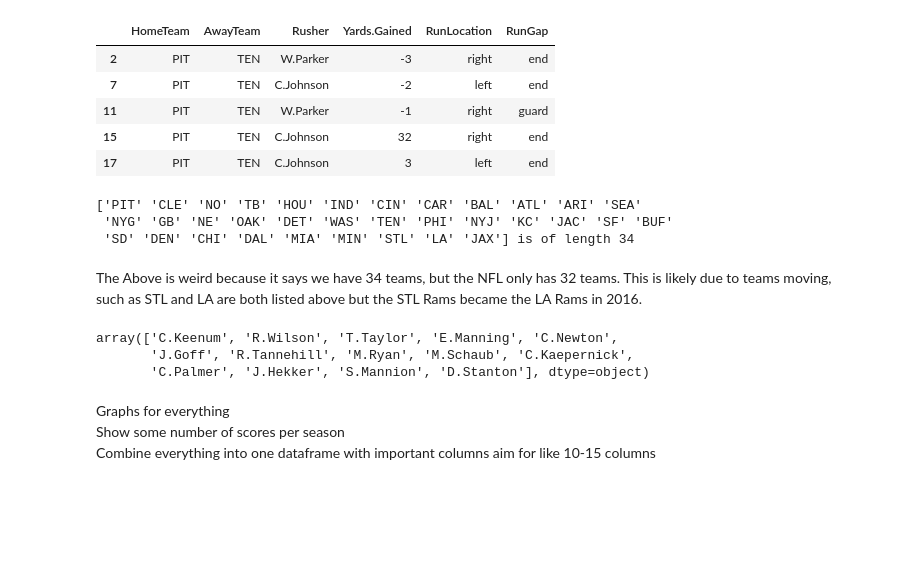
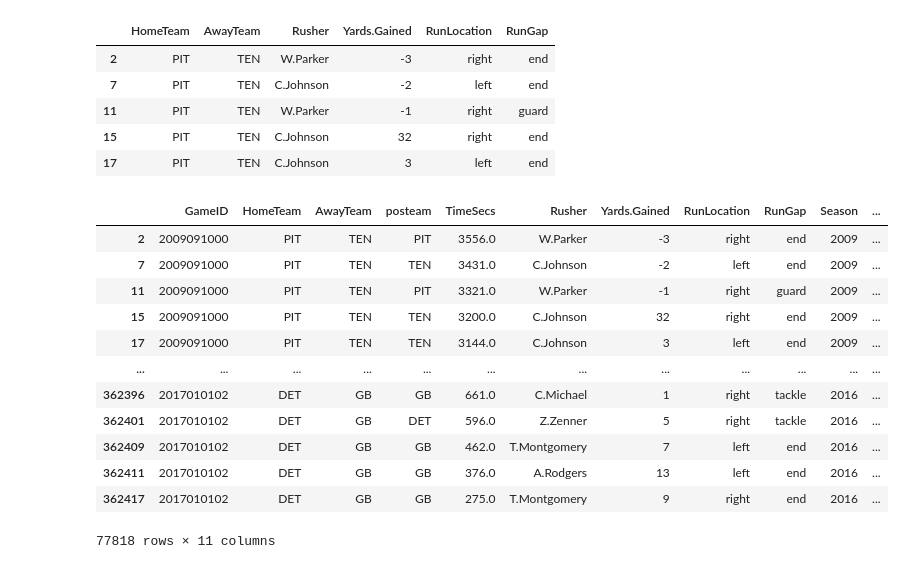
Before and after one commit to Mitchel-Smith/ITCS6162, a Jupyter notebook: NFL2016Analysis.ipynb, the cells around one changed output. Saved outputs shown, nothing was run; the diff lists cells and outputs as text; code cells hidden in the pictures; blank space fills up the shorter version.

Commit message:
Added Graphs for Cumulative Rushing

```diff
--- a/NFL2016Analysis.ipynb
+++ b/NFL2016Analysis.ipynb
@@ -388,23 +388,28 @@ NFLRushing.head()
 | 11 | PIT | TEN | W.Parker | -1 | right | guard |
 | 15 | PIT | TEN | C.Johnson | 32 | right | end |
 | 17 | PIT | TEN | C.Johnson | 3 | left | end |
-# %%
-NFLTeams = NFL2016.HomeTeam.unique()
-print(NFLTeams, "is of length", len(NFLTeams))
-# %% [output]
-['PIT' 'CLE' 'NO' 'TB' 'HOU' 'IND' 'CIN' 'CAR' 'BAL' 'ATL' 'ARI' 'SEA'
- 'NYG' 'GB' 'NE' 'OAK' 'DET' 'WAS' 'TEN' 'PHI' 'NYJ' 'KC' 'JAC' 'SF' 'BUF'
- 'SD' 'DEN' 'CHI' 'DAL' 'MIA' 'MIN' 'STL' 'LA' 'JAX'] is of length 34
-# %% [markdown]
-The Above is weird because it says we have 34 teams, but the NFL only has 32 teams. This is likely due to teams moving, such as STL and LA are both listed above but the STL Rams became the LA Rams in 2016.
-# %%
-LATeams = NFLPassing[NFLPassing["HomeTeam"] == "LA"]
-LATeams.Passer.unique()
-# %% [output]
-array(['C.Keenum', 'R.Wilson', 'T.Taylor', 'E.Manning', 'C.Newton',
-       'J.Goff', 'R.Tannehill', 'M.Ryan', 'M.Schaub', 'C.Kaepernick',
-       'C.Palmer', 'J.Hekker', 'S.Mannion', 'D.Stanton'], dtype=object)
-# %% [markdown]
-Graphs for everything <br>
-Show some number of scores per season <br>
-Combine everything into one dataframe with important columns aim for like 10-15 columns
+# %%
+NFLRushing = NFL2016[["GameID", "HomeTeam", "AwayTeam", "posteam", "TimeSecs", "Rusher","Yards.Gained", "RunLocation", "RunGap", "Season"]]
+NFLRushing = NFLRushing.dropna()
+df = NFLRushing
+EachGameRushing = NFLRushing.groupby(["GameID", "posteam"])
+for group_key, group_value in TimeOfPossession:
+    group = EachGameRushing.get_group(group_key)
+    df.loc[group.index, "CumulativeRushingYardage"] = group.cumsum()["Yards.Gained"]
+# %%
+NFLRushing = df
+NFLRushing
+# %% [output]
+|  | GameID | HomeTeam | AwayTeam | posteam | TimeSecs | Rusher | Yards.Gained | RunLocation | RunGap | Season | ... |
+| 2 | 2009091000 | PIT | TEN | PIT | 3556.0 | W.Parker | -3 | right | end | 2009 | ... |
+| 7 | 2009091000 | PIT | TEN | TEN | 3431.0 | C.Johnson | -2 | left | end | 2009 | ... |
+| 11 | 2009091000 | PIT | TEN | PIT | 3321.0 | W.Parker | -1 | right | guard | 2009 | ... |
+| 15 | 2009091000 | PIT | TEN | TEN | 3200.0 | C.Johnson | 32 | right | end | 2009 | ... |
+| 17 | 2009091000 | PIT | TEN | TEN | 3144.0 | C.Johnson | 3 | left | end | 2009 | ... |
+| ... | ... | ... | ... | ... | ... | ... | ... | ... | ... | ... | ... |
+| 362396 | 2017010102 | DET | GB | GB | 661.0 | C.Michael | 1 | right | tackle | 2016 | ... |
+| 362401 | 2017010102 | DET | GB | DET | 596.0 | Z.Zenner | 5 | right | tackle | 2016 | ... |
+| 362409 | 2017010102 | DET | GB | GB | 462.0 | T.Montgomery | 7 | left | end | 2016 | ... |
+| 362411 | 2017010102 | DET | GB | GB | 376.0 | A.Rodgers | 13 | left | end | 2016 | ... |
+| 362417 | 2017010102 | DET | GB | GB | 275.0 | T.Montgomery | 9 | right | end | 2016 | ... |
+77818 rows × 11 columns
```
Also changed, not shown: parts of 16 cells of this notebook.
